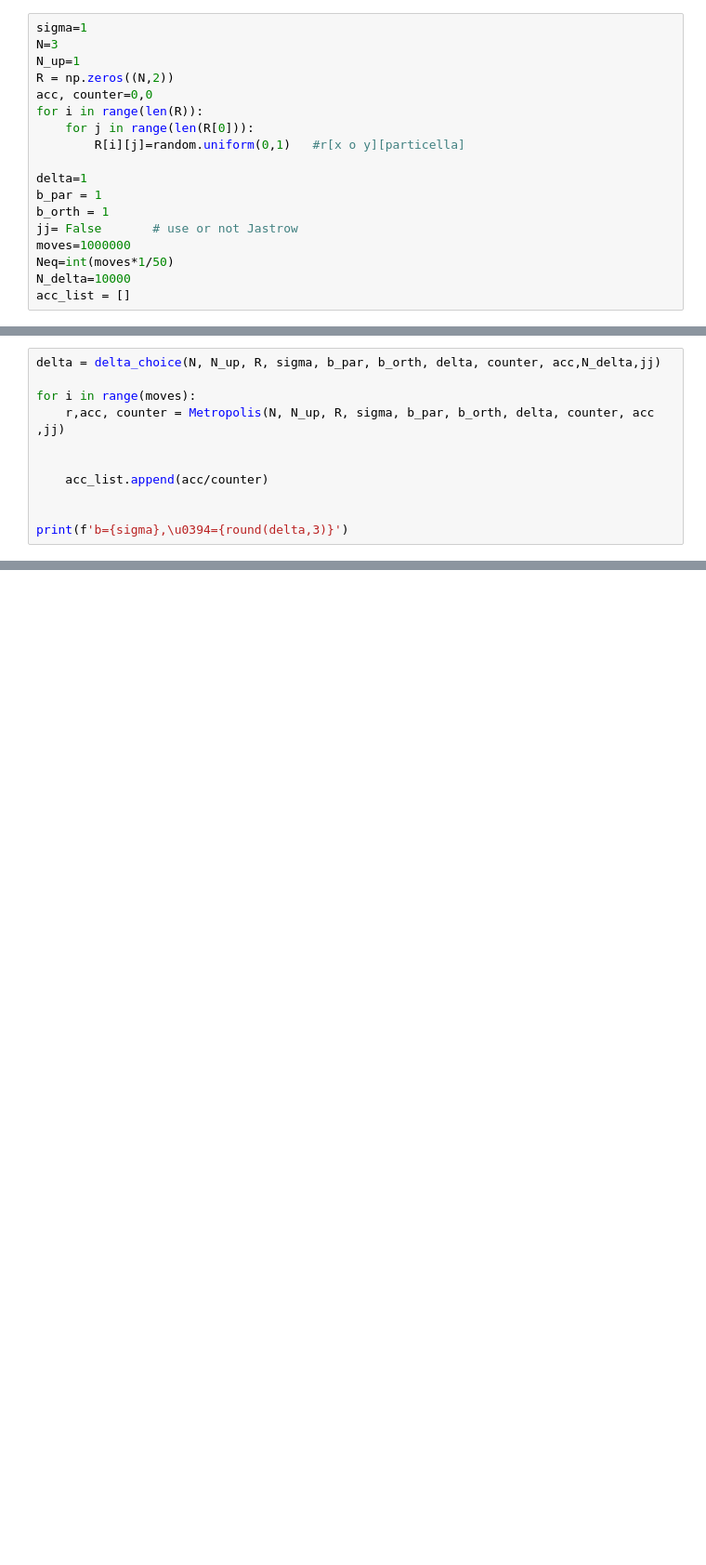
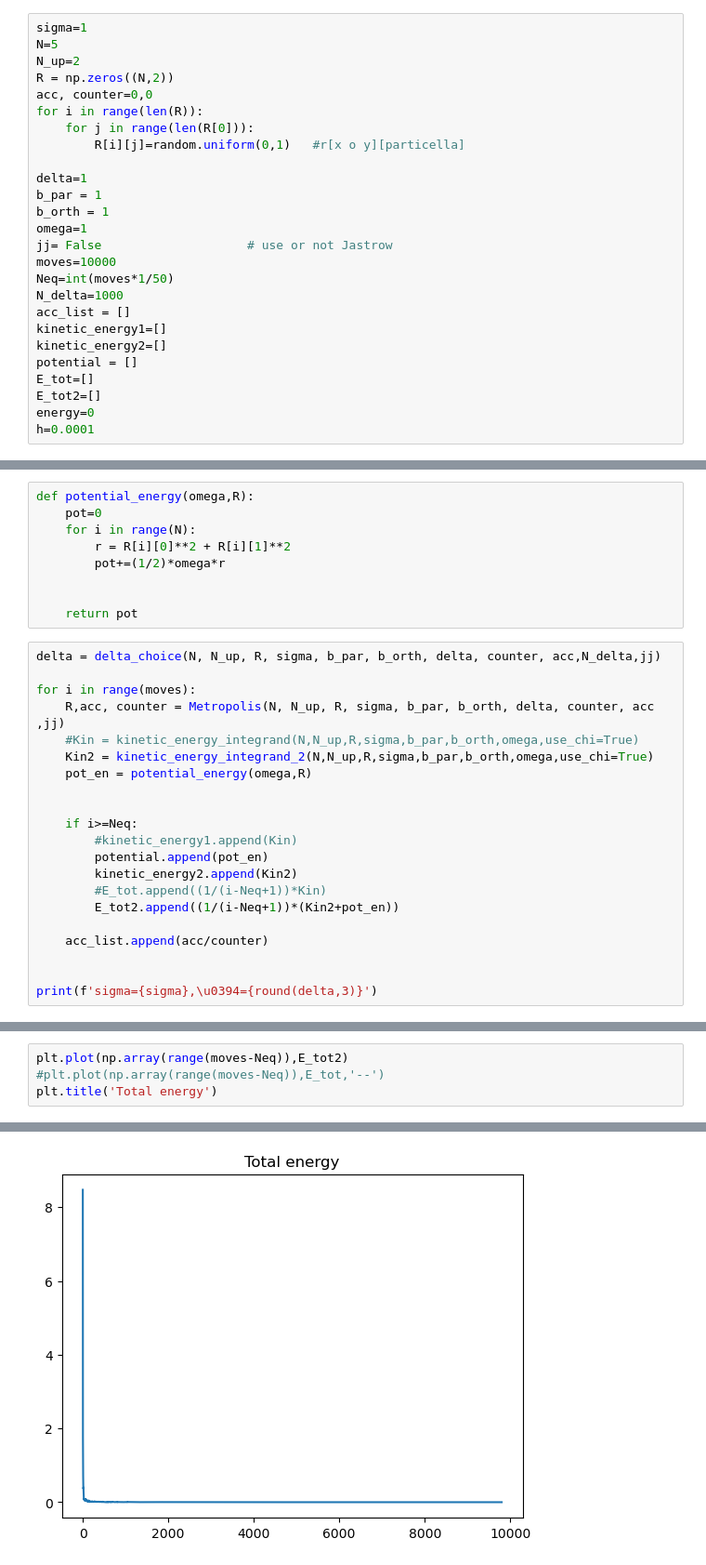
Before and after one commit to marcobeIIa/computational_physics, a Jupyter notebook: homework 4/Metroplois.ipynb, the cells around one changed output, grey strips where cells are left out. Shown at 93% size. Cells and saved outputs as stored; diff of their text form; blank space fills up the shorter version.

```diff
--- a/homework 4/Metroplois.ipynb
+++ b/homework 4/Metroplois.ipynb
@@ -15,7 +19,7 @@ from libraryMetropolis import Metropolis
 # %%
 sigma=1
-N=3
-N_up=1
+N=5
+N_up=2
 R = np.zeros((N,2))
 acc, counter=0,0
 for i in range(len(R)):
@@ -25,8 +29,16 @@ for i in range(len(R)):
 delta=1
 b_par = 1
 b_orth = 1
-jj= False       # use or not Jastrow
-moves=1000000
+omega=1
+jj= False                    # use or not Jastrow
+moves=10000
 Neq=int(moves*1/50)
-N_delta=10000
+N_delta=1000
 acc_list = []
+kinetic_energy1=[]
+kinetic_energy2=[]
+potential = []
+E_tot=[]
+E_tot2=[]
+energy=0
+h=0.0001
@@ -33,12 +48,31 @@ acc_list = []
+# %%
+def potential_energy(omega,R):
+    pot=0
+    for i in range(N):
+        r = R[i][0]**2 + R[i][1]**2
+        pot+=(1/2)*omega*r
+
+
+    return pot
 # %%
 delta = delta_choice(N, N_up, R, sigma, b_par, b_orth, delta, counter, acc,N_delta,jj)
 
 for i in range(moves):
-    r,acc, counter = Metropolis(N, N_up, R, sigma, b_par, b_orth, delta, counter, acc ,jj)
+    R,acc, counter = Metropolis(N, N_up, R, sigma, b_par, b_orth, delta, counter, acc ,jj)
+    #Kin = kinetic_energy_integrand(N,N_up,R,sigma,b_par,b_orth,omega,use_chi=True)
+    Kin2 = kinetic_energy_integrand_2(N,N_up,R,sigma,b_par,b_orth,omega,use_chi=True)
+    pot_en = potential_energy(omega,R)
 
+
+    if i>=Neq:
+        #kinetic_energy1.append(Kin)
+        potential.append(pot_en)
+        kinetic_energy2.append(Kin2)
+        #E_tot.append((1/(i-Neq+1))*Kin)
+        E_tot2.append((1/(i-Neq+1))*(Kin2+pot_en))
 
     acc_list.append(acc/counter)
 
 
-print(f'b={sigma},\u0394={round(delta,3)}')
+print(f'sigma={sigma},\u0394={round(delta,3)}')
 # %% [output]
@@ -51,0 +86,5 @@ Text(0.5, 1.0, 'Acceptance rate')
+# %%
+plt.plot(np.array(range(moves-Neq)),E_tot2)
+#plt.plot(np.array(range(moves-Neq)),E_tot,'--')
+plt.title('Total energy')
+# %% [output]
@@ -51,0 +92 @@ Text(0.5, 1.0, 'Acceptance rate')
+[figure, added]
```
Also changed, not shown: parts of 7 cells of this notebook, 3 other files.
